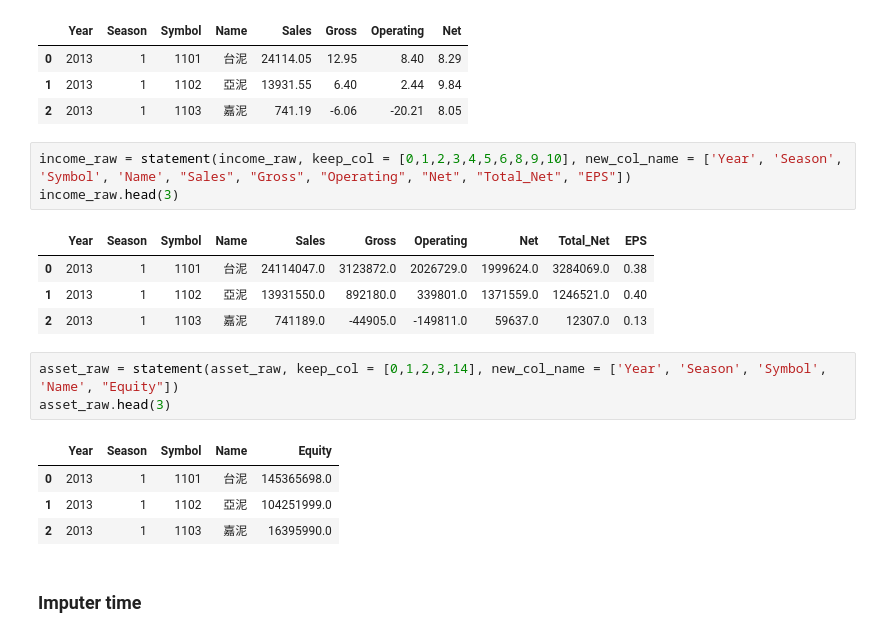
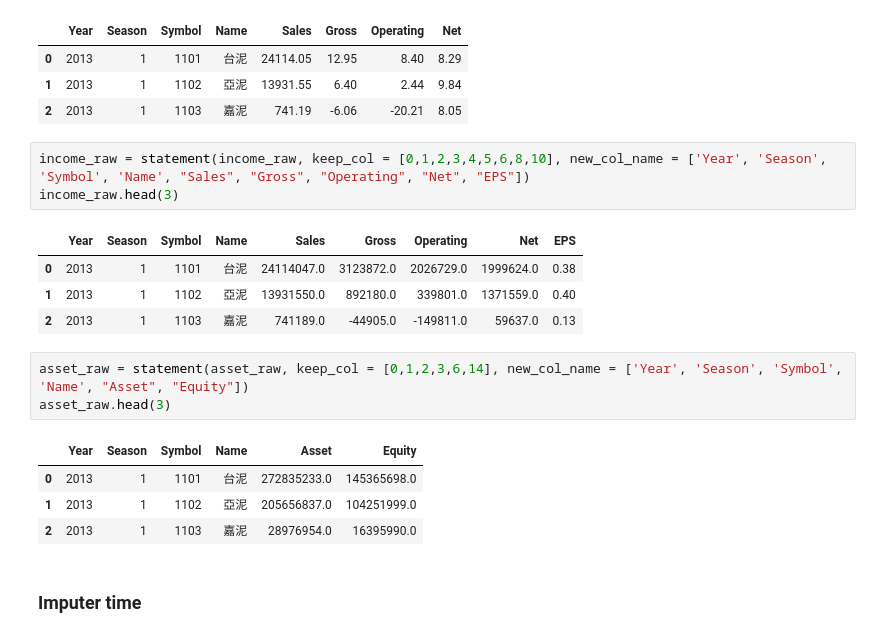
Before and after one commit to JulieKuo/stock, a Jupyter notebook: portfolio.ipynb, the cells around one changed output. Saved outputs shown, nothing was run; the diff lists cells and outputs as text.

```diff
--- a/portfolio.ipynb
+++ b/portfolio.ipynb
@@ -125,21 +125,21 @@ ratio_raw.head(3)
 | 1 | 2013 | 1 | 1102 | 亞泥 | 13931.55 | 6.40 | 2.44 | 9.84 |
 | 2 | 2013 | 1 | 1103 | 嘉泥 | 741.19 | -6.06 | -20.21 | 8.05 |
 # %%
-income_raw = statement(income_raw, keep_col = [0,1,2,3,4,5,6,8,9,10], new_col_name = ['Year', 'Season', 'Symbol', 'Name', "Sales", "Gross", "Operating", "Net", "Total_Net", "EPS"])
+income_raw = statement(income_raw, keep_col = [0,1,2,3,4,5,6,8,10], new_col_name = ['Year', 'Season', 'Symbol', 'Name', "Sales", "Gross", "Operating", "Net", "EPS"])
 income_raw.head(3)
 # %% [output]
-|  | Year | Season | Symbol | Name | Sales | Gross | Operating | Net | Total_Net | EPS |
-| 0 | 2013 | 1 | 1101 | 台泥 | 24114047.0 | 3123872.0 | 2026729.0 | 1999624.0 | 3284069.0 | 0.38 |
-| 1 | 2013 | 1 | 1102 | 亞泥 | 13931550.0 | 892180.0 | 339801.0 | 1371559.0 | 1246521.0 | 0.40 |
-| 2 | 2013 | 1 | 1103 | 嘉泥 | 741189.0 | -44905.0 | -149811.0 | 59637.0 | 12307.0 | 0.13 |
+|  | Year | Season | Symbol | Name | Sales | Gross | Operating | Net | EPS |
+| 0 | 2013 | 1 | 1101 | 台泥 | 24114047.0 | 3123872.0 | 2026729.0 | 1999624.0 | 0.38 |
+| 1 | 2013 | 1 | 1102 | 亞泥 | 13931550.0 | 892180.0 | 339801.0 | 1371559.0 | 0.40 |
+| 2 | 2013 | 1 | 1103 | 嘉泥 | 741189.0 | -44905.0 | -149811.0 | 59637.0 | 0.13 |
 # %%
-asset_raw = statement(asset_raw, keep_col = [0,1,2,3,14], new_col_name = ['Year', 'Season', 'Symbol', 'Name', "Equity"])
+asset_raw = statement(asset_raw, keep_col = [0,1,2,3,6,14], new_col_name = ['Year', 'Season', 'Symbol', 'Name', "Asset", "Equity"])
 asset_raw.head(3)
 # %% [output]
-|  | Year | Season | Symbol | Name | Equity |
-| 0 | 2013 | 1 | 1101 | 台泥 | 145365698.0 |
-| 1 | 2013 | 1 | 1102 | 亞泥 | 104251999.0 |
-| 2 | 2013 | 1 | 1103 | 嘉泥 | 16395990.0 |
+|  | Year | Season | Symbol | Name | Asset | Equity |
+| 0 | 2013 | 1 | 1101 | 台泥 | 272835233.0 | 145365698.0 |
+| 1 | 2013 | 1 | 1102 | 亞泥 | 205656837.0 | 104251999.0 |
+| 2 | 2013 | 1 | 1103 | 嘉泥 | 28976954.0 | 16395990.0 |
 # %% [markdown]
 ### Imputer time
 # %%
```
Also changed, not shown: parts of 10 cells of this notebook.
